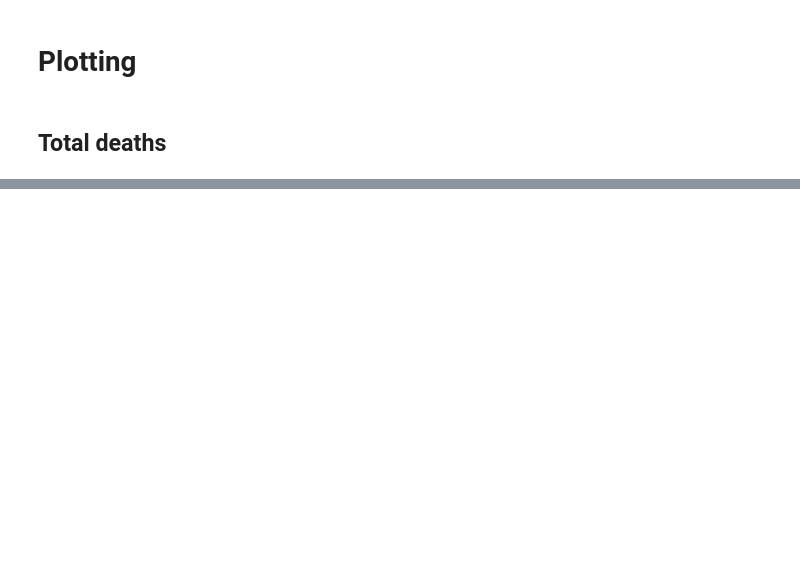
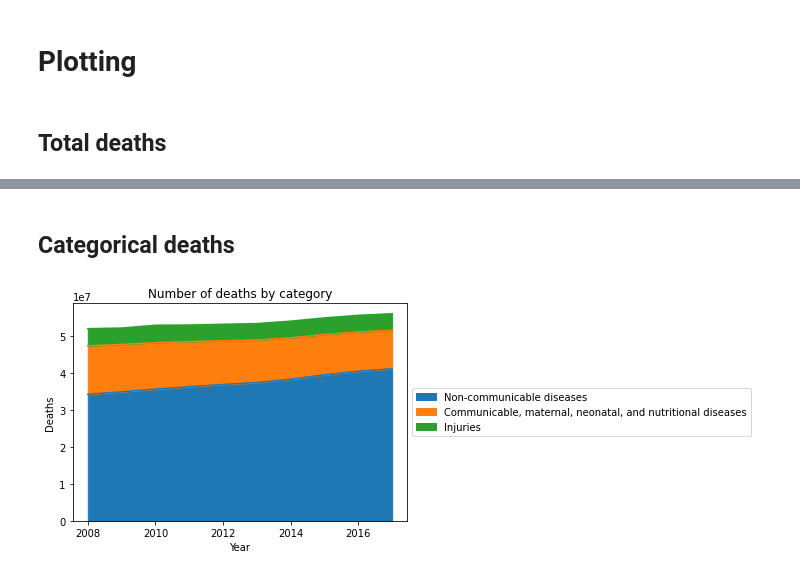
Before and after one commit to epfl-ada/ada-2021-project-hoja, a Jupyter notebook: test_death_data.ipynb, the cells around one changed output, grey strips where cells are left out. Saved outputs shown, nothing was run; the diff lists cells and outputs as text; code cells hidden in the pictures; blank space fills up the shorter version.

```diff
--- a/test_death_data.ipynb
+++ b/test_death_data.ipynb
@@ -199,3 +257,6 @@ world_cat_death_df
 | 7 | World | OWID_WRL | 2015 | 3.945300e+07 | 1.088245e+07 | 4.486745e+06 |
 | 8 | World | OWID_WRL | 2016 | 4.040355e+07 | 1.060071e+07 | 4.505297e+06 |
 | 9 | World | OWID_WRL | 2017 | 4.107113e+07 | 1.038987e+07 | 4.484722e+06 |
+# %%
+cat_all_columns = list(world_cat_death_df.columns)
+cat_columns = [e for e in cat_all_columns if e not in info_columns]
@@ -221,9 +297,9 @@ def plot_line_chart(df, x_axis, y_axis, y_label, title, y_start_0 = False):
 # %%
 def plot_stacked_area_chart(df, x_axis, y_axis, y_label, title):
     df = df[y_axis +[x_axis]]
-    plt.x_label = x_axis
-    plt.y_label = y_label
-    plt.label = title
-    ax = df.plot.area(x=x_axis)
+    ax = df.plot.area(x=x_axis, title=title, xlabel=x_axis, ylabel=y_label)
     ax.legend(loc='center left', bbox_to_anchor=(1, 0.5))
+    plt.xlabel = x_axis
+    plt.ylabel = y_label
+    plt.title = title
     plt.show()
@@ -240,0 +317,6 @@ plot_line_chart(world_death_df, "Year", cause_columns, "Deaths", "Number of deat
+# %% [markdown]
+## Categorical deaths
+# %%
+plot_stacked_area_chart(world_cat_death_df, "Year", cat_columns, "Deaths", "Number of deaths by category")
+# %% [output]
+[figure, added]
```
Also changed, not shown: parts of 25 cells of this notebook.
